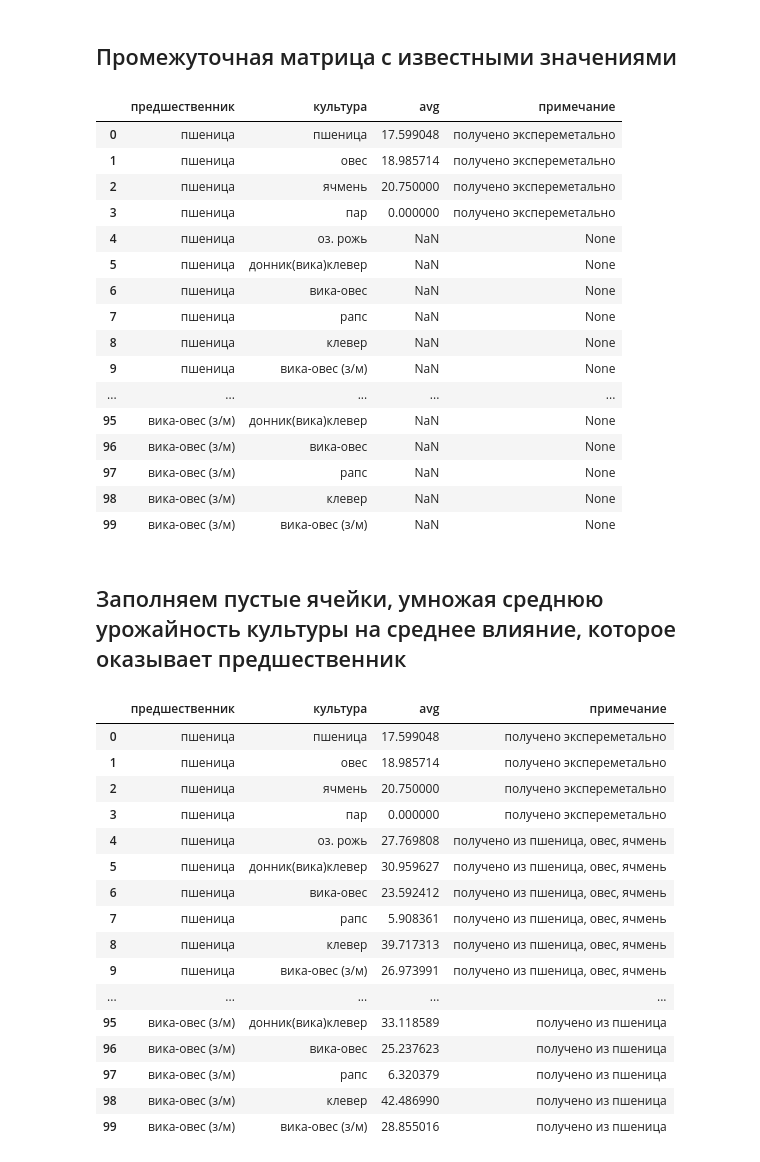
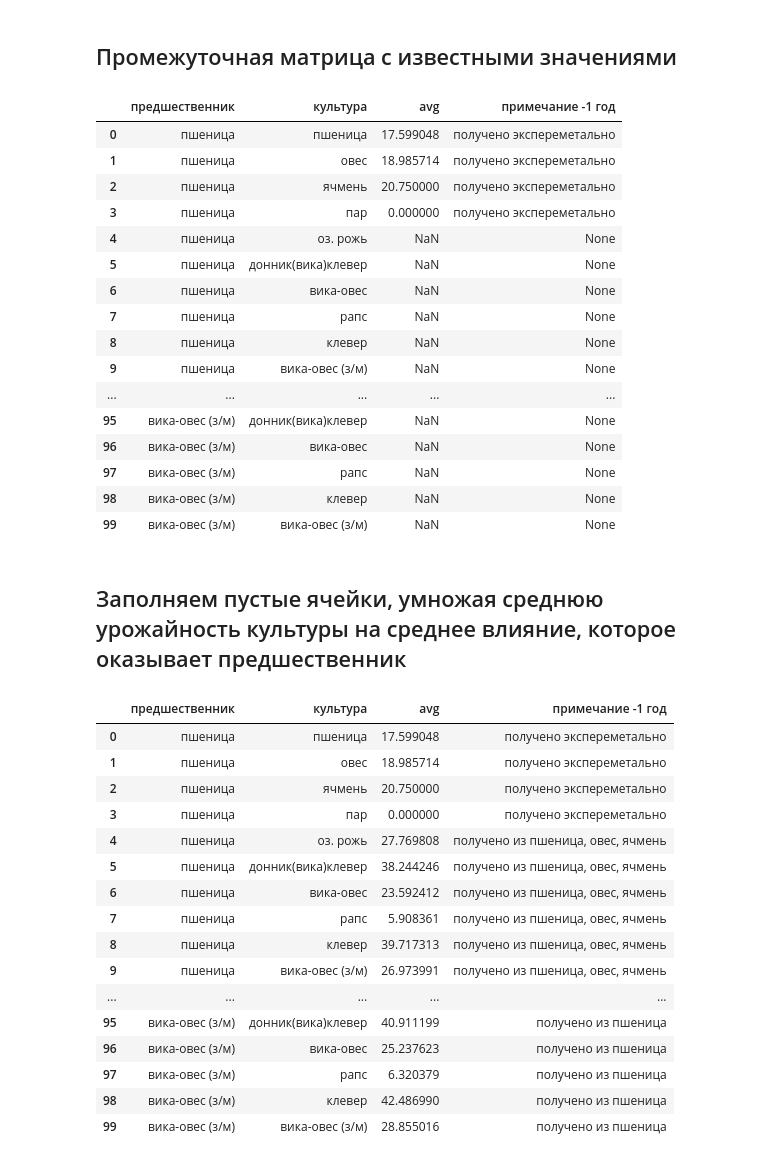
Before and after one commit to 5l1me/RotationData, a Jupyter notebook: rotation.ipynb, the cells around one changed output. Saved outputs shown, nothing was run; the diff lists cells and outputs as text; code cells hidden in the pictures.

Commit message:
Исправлен донник(вика)клевер Сделаны коэффициенты Добавлены все года

```diff
--- a/rotation.ipynb
+++ b/rotation.ipynb
@@ -1,7 +1,8 @@
 # %%
 import pandas as pd
 # %%
-df = pd.read_excel('Новосибирск-5.xls', index_col=0, skiprows=1, usecols='A:I')
+df = pd.read_excel('Новосибирск-5.xls', index_col=0, usecols='A:I')
+df = df[(df['урожай'] != 0) | (df['культура'] == 'пар')]
 df.head()
 # %% [output]
 |  | Севооборот | минус 3 года | минус 2 года | минус 1 год | культура | год | урожай | примечание |
@@ -28,7 +29,7 @@ def find_avg(df, forbear, crop):
 
 
 
-crops = {'предшественник':[], 'культура':[], 'avg':[], 'примечание':[]}
+crops = {'предшественник':[], 'культура':[], 'avg':[], 'примечание -1 год':[]}
 unique_crop = df['культура'].unique()
 for forbear in unique_crop:
     for crop in unique_crop:
@@ -36,12 +37,12 @@ for forbear in unique_crop:
         crops['культура'].append(crop)
         avg, remark = find_avg(df, forbear, crop)
         crops['avg'].append(avg)
-        crops['примечание'].append(remark)
+        crops['примечание -1 год'].append(remark)
 tensor = pd.DataFrame(crops)
 pd.set_option('display.max_rows', None)
 tensor
 # %% [output]
-|  | предшественник | культура | avg | примечание |
+|  | предшественник | культура | avg | примечание -1 год |
 | 0 | пшеница | пшеница | 17.599048 | получено экспереметально |
 | 1 | пшеница | овес | 18.985714 | получено экспереметально |
 | 2 | пшеница | ячмень | 20.750000 | получено экспереметально |
@@ -63,41 +64,41 @@ tensor
 # %%
 import numpy as np
 
 def calculate_avg(df, forbear, crop):
     df_forbear = df[(df['минус 1 год'] == forbear) & (df['культура'] != 'пар')]
     unique_crop = df_forbear['культура'].unique()
     if unique_crop.size == 0:
         return None, None
     odds = [df_forbear[df_forbear['культура'] == crop]['урожай'].mean()
             / df[df['культура'] == crop]['урожай'].mean() for crop in unique_crop]
     return sum(odds) / len(odds) * df[df['культура'] == crop]['урожай'].mean(), unique_crop
 
 
 for index, row in tensor.iterrows():
     forbear, crop, avg = row['предшественник'], row['культура'], row['avg']
 
     if pd.isna(avg):
         calculate_avg_result, source = calculate_avg(df, forbear, crop)
         if calculate_avg_result is not None:
             tensor.at[index, 'avg'] = calculate_avg_result
-            tensor.at[index, 'примечание'] = f'получено из {", ".join(source)}'
+            tensor.at[index, 'примечание -1 год'] = f'получено из {", ".join(source)}'
 
 
 tensor
 # %% [output]
-|  | предшественник | культура | avg | примечание |
+|  | предшественник | культура | avg | примечание -1 год |
 | 0 | пшеница | пшеница | 17.599048 | получено экспереметально |
 | 1 | пшеница | овес | 18.985714 | получено экспереметально |
 | 2 | пшеница | ячмень | 20.750000 | получено экспереметально |
 | 3 | пшеница | пар | 0.000000 | получено экспереметально |
 | 4 | пшеница | оз. рожь | 27.769808 | получено из пшеница, овес, ячмень |
-| 5 | пшеница | донник(вика)клевер | 30.959627 | получено из пшеница, овес, ячмень |
+| 5 | пшеница | донник(вика)клевер | 38.244246 | получено из пшеница, овес, ячмень |
 | 6 | пшеница | вика-овес | 23.592412 | получено из пшеница, овес, ячмень |
 | 7 | пшеница | рапс | 5.908361 | получено из пшеница, овес, ячмень |
 | 8 | пшеница | клевер | 39.717313 | получено из пшеница, овес, ячмень |
 | 9 | пшеница | вика-овес (з/м) | 26.973991 | получено из пшеница, овес, ячмень |
 | ... | ... | ... | ... | ... |
-| 95 | вика-овес (з/м) | донник(вика)клевер | 33.118589 | получено из пшеница |
+| 95 | вика-овес (з/м) | донник(вика)клевер | 40.911199 | получено из пшеница |
 | 96 | вика-овес (з/м) | вика-овес | 25.237623 | получено из пшеница |
 | 97 | вика-овес (з/м) | рапс | 6.320379 | получено из пшеница |
 | 98 | вика-овес (з/м) | клевер | 42.486990 | получено из пшеница |
```
Also changed, not shown: parts of 9 cells of this notebook, 2 other files.
